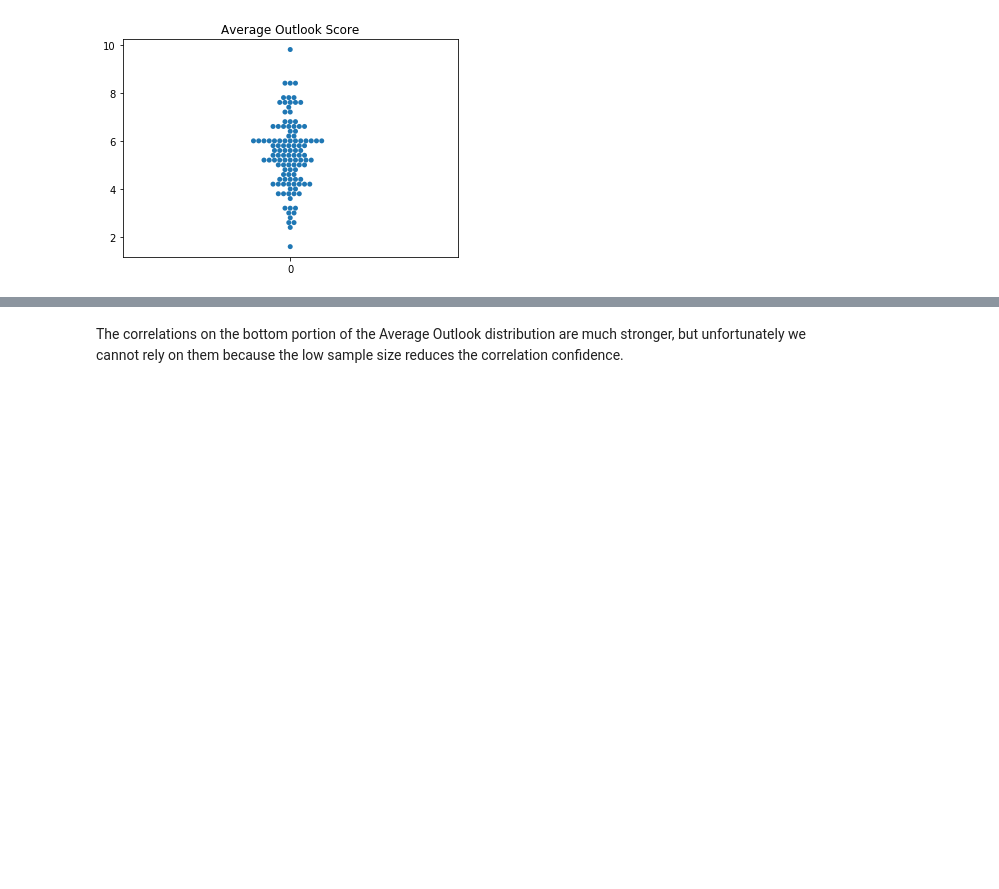
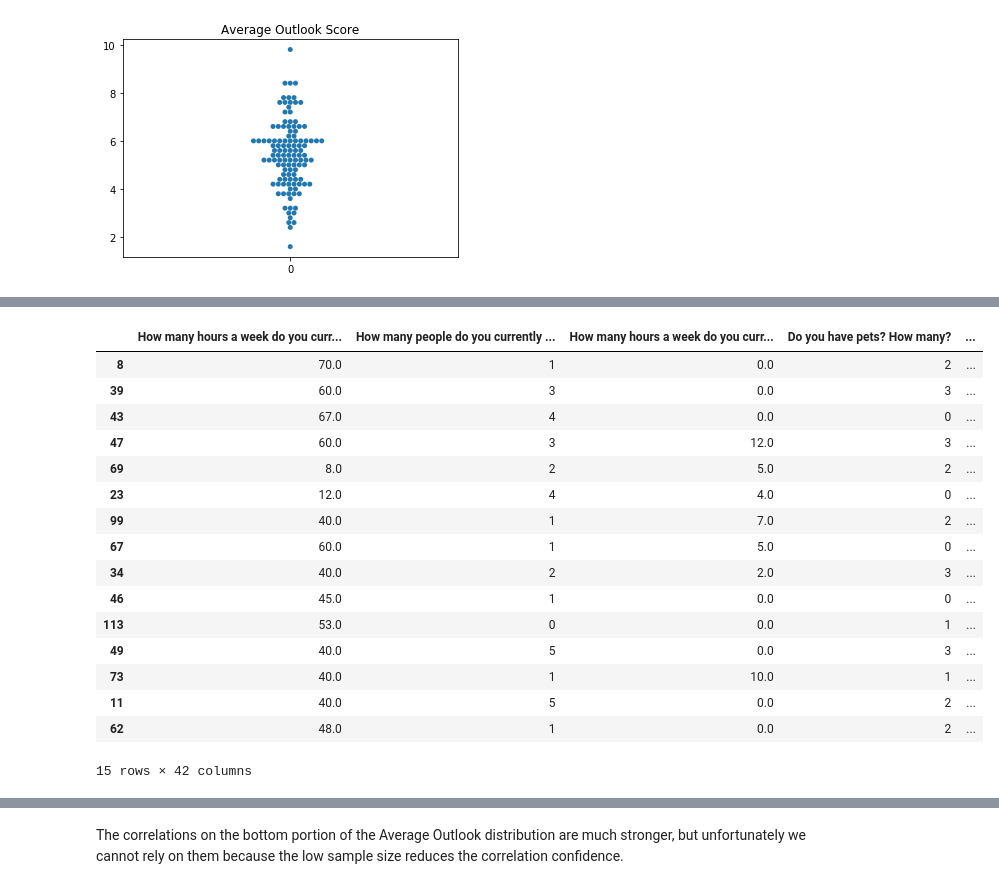
Before and after one commit to abrunlinger/Quarantine-Lifestyle-Analysis, a Jupyter notebook: notebooks/Survey Correlations.ipynb, the cells around one changed output, grey strips where cells are left out. Drawn from its saved outputs; the diff is of its cells as text; code cells hidden in the pictures; blank space fills up the shorter version.

```diff
--- a/notebooks/Survey Correlations.ipynb
+++ b/notebooks/Survey Correlations.ipynb
@@ -245,3 +242,24 @@ low_outlook
+# %%
+low_outlook = survey_data_new.tail(15)
+low_outlook
+# %% [output]
+|  | How many hours a week do you curr... | How many people do you currently ... | How many hours a week do you curr... | Do you have pets? How many? | ... |
+| 8 | 70.0 | 1 | 0.0 | 2 | ... |
+| 39 | 60.0 | 3 | 0.0 | 3 | ... |
+| 43 | 67.0 | 4 | 0.0 | 0 | ... |
+| 47 | 60.0 | 3 | 12.0 | 3 | ... |
+| 69 | 8.0 | 2 | 5.0 | 2 | ... |
+| 23 | 12.0 | 4 | 4.0 | 0 | ... |
+| 99 | 40.0 | 1 | 7.0 | 2 | ... |
+| 67 | 60.0 | 1 | 5.0 | 0 | ... |
+| 34 | 40.0 | 2 | 2.0 | 3 | ... |
+| 46 | 45.0 | 1 | 0.0 | 0 | ... |
+| 113 | 53.0 | 0 | 0.0 | 1 | ... |
+| 49 | 40.0 | 5 | 0.0 | 3 | ... |
+| 73 | 40.0 | 1 | 10.0 | 1 | ... |
+| 11 | 40.0 | 5 | 0.0 | 2 | ... |
+| 62 | 48.0 | 1 | 0.0 | 2 | ... |
+15 rows × 42 columns
 # %%
 def correlation(data):
     for x in data.columns:
```
Also changed, not shown: parts of 5 cells of this notebook, 2 other files.
